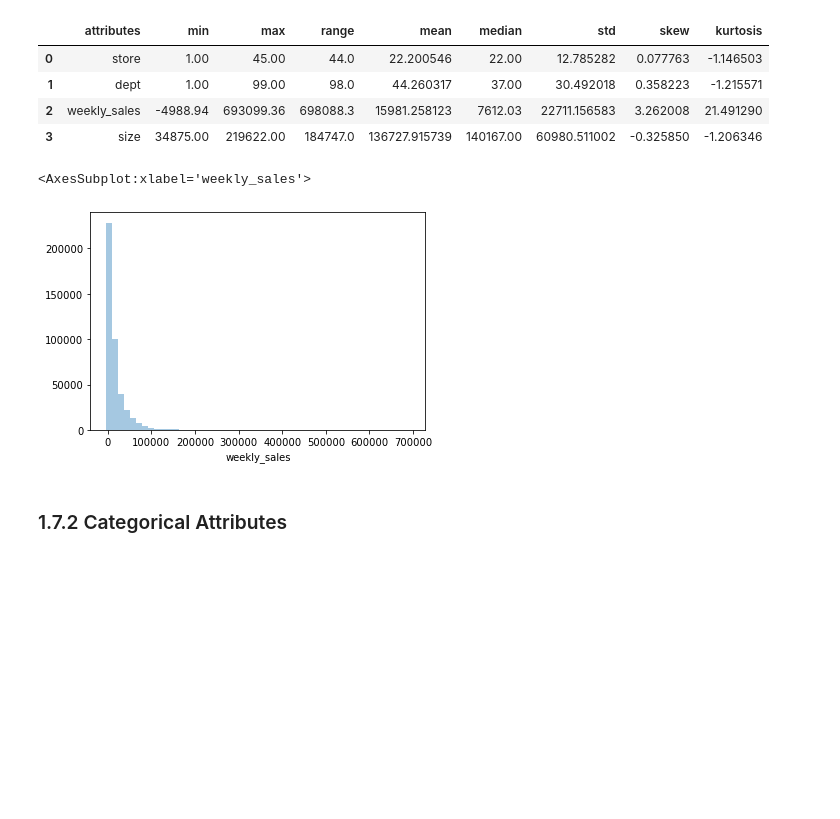
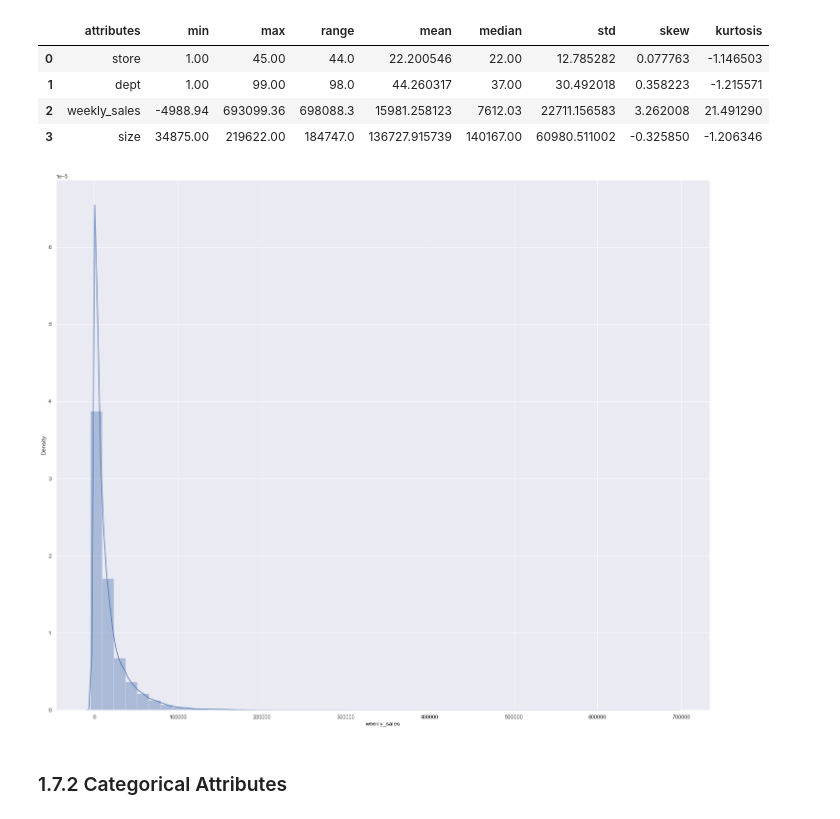
Before and after one commit to marcusbraggion/previsao_vendas, a Jupyter notebook: Walmart-Recruiting-Sales-Store_v2.ipynb, the cells around one changed output. Drawn from its saved outputs; the diff is of its cells as text; code cells hidden in the pictures; blank space fills up the shorter version.

```diff
--- a/Walmart-Recruiting-Sales-Store_v2.ipynb
+++ b/Walmart-Recruiting-Sales-Store_v2.ipynb
@@ -155,10 +159,9 @@ m
 | 2 | weekly_sales | -4988.94 | 693099.36 | 698088.3 | 15981.258123 | 7612.03 | 22711.156583 | 3.262008 | 21.491290 |
 | 3 | size | 34875.00 | 219622.00 | 184747.0 | 136727.915739 | 140167.00 | 60980.511002 | -0.325850 | -1.206346 |
 # %%
-sns.distplot( df1['weekly_sales'], kde=False )
+sns.distplot( df1['weekly_sales']);
 # %% [output]
-<AxesSubplot:xlabel='weekly_sales'>
-[figure, old version]
+[figure, new version]
 # %% [markdown]
 ### 1.7.2 Categorical Attributes
 # %%
```
Also changed, not shown: parts of 32 cells of this notebook.
